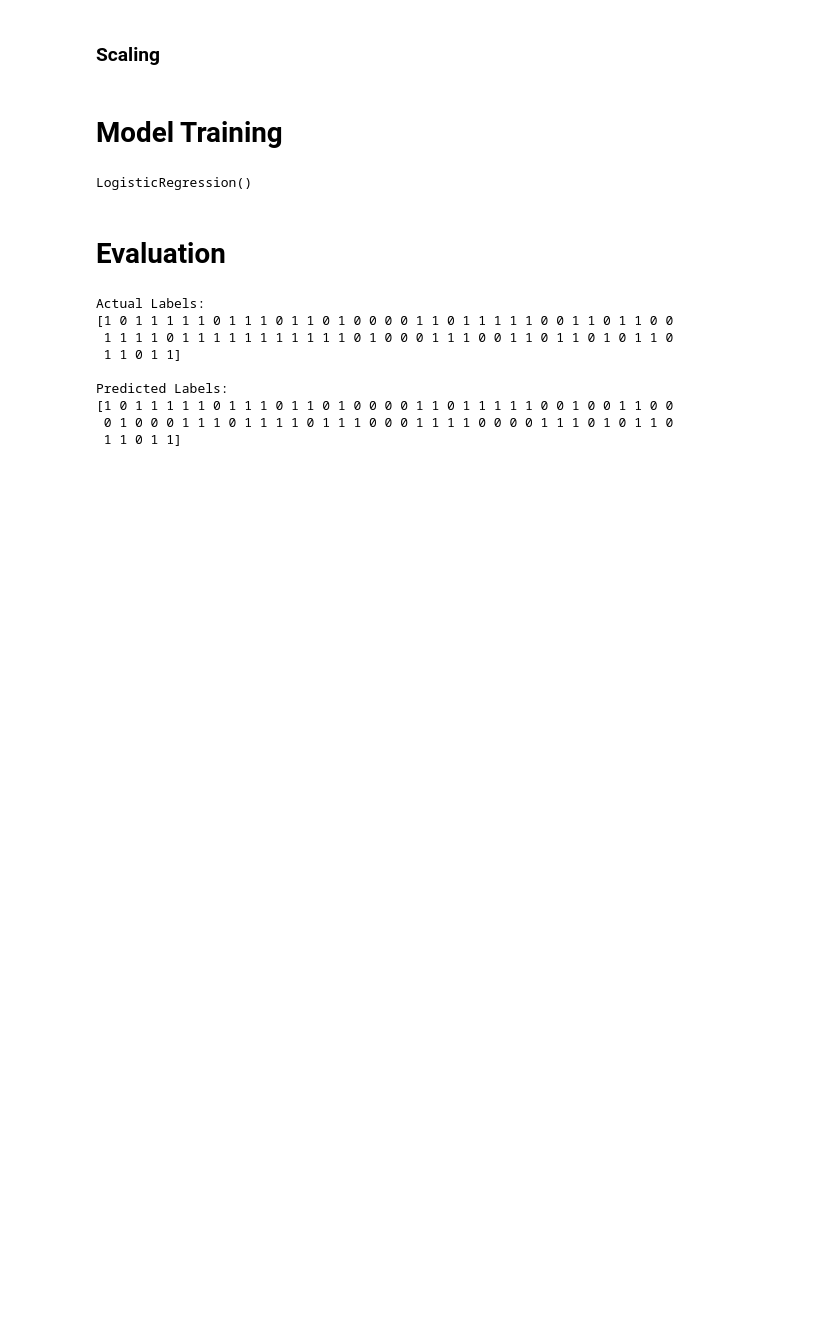
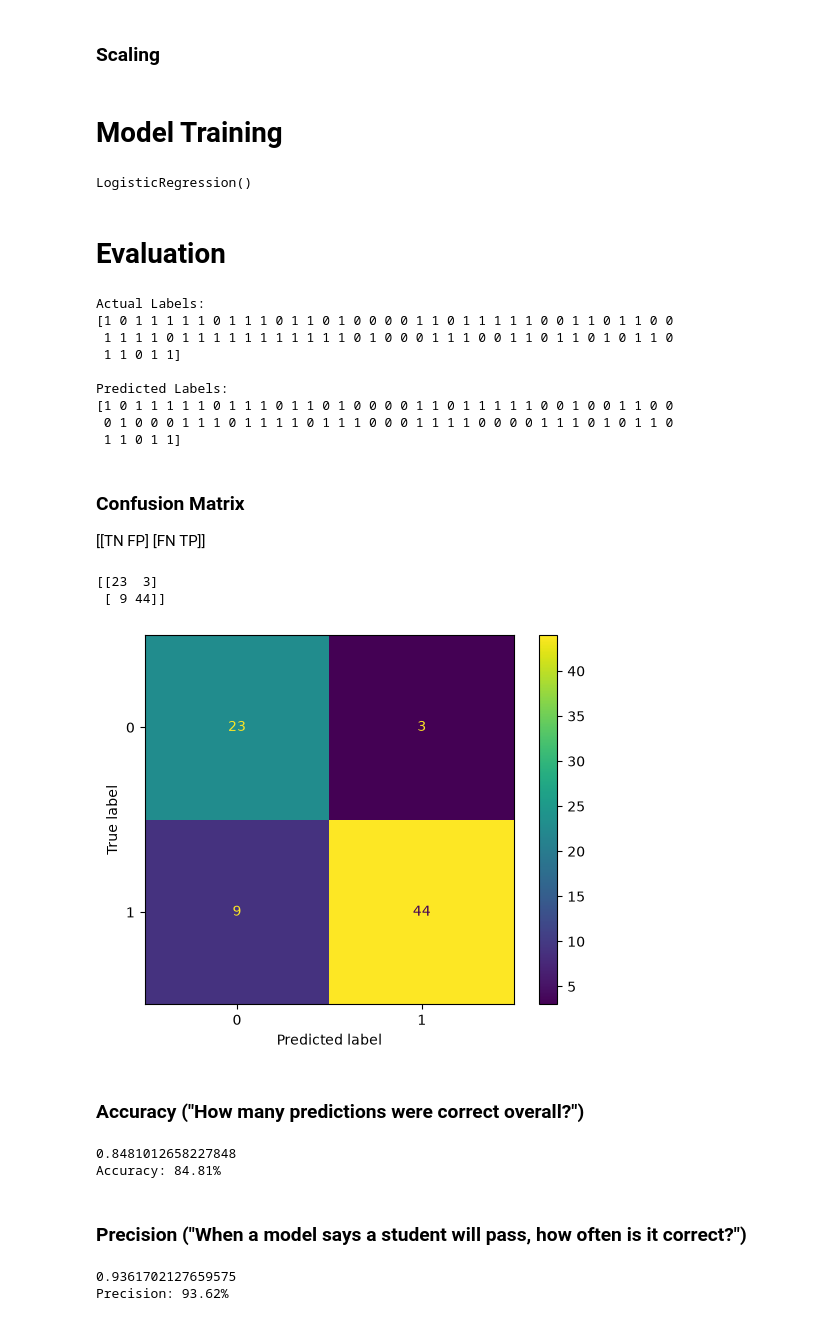
Before and after one commit to Ayusshi/student_exam_pass_prediction, a Jupyter notebook: notebooks/Student_Exam_Prediction.ipynb, the cells around one changed output. Drawn from its saved outputs; the diff is of its cells as text; code cells hidden in the pictures; blank space fills up the shorter version.

Commit message:
precision and recall

```diff
--- a/notebooks/Student_Exam_Prediction.ipynb
+++ b/notebooks/Student_Exam_Prediction.ipynb
@@ -175,3 +180,19 @@ Predicted Labels:
 [1 0 1 1 1 1 1 0 1 1 1 0 1 1 0 1 0 0 0 0 1 1 0 1 1 1 1 1 0 0 1 0 0 1 1 0 0
  0 1 0 0 0 1 1 1 0 1 1 1 1 0 1 1 1 0 0 0 1 1 1 1 0 0 0 0 1 1 1 0 1 0 1 1 0
  1 1 0 1 1]
+# %% [markdown]
+### Confusion Matrix
+[[TN FP]
+ [FN TP]]
+# %%
+cm = confusion_matrix(y_test, y_pred)
+
+print(cm)
+# %% [output]
+[[23  3]
+ [ 9 44]]
+# %%
+ConfusionMatrixDisplay.from_predictions(y_test, y_pred)
+plt.show()
+# %% [output]
+[figure, added]
@@ -177,0 +202,20 @@ Predicted Labels:
+# %% [markdown]
+### Accuracy ("How many predictions were correct overall?")
+# %%
+accuracy = accuracy_score(y_test, y_pred)
+
+print(accuracy)
+print(f"Accuracy: {accuracy*100:.2f}%")
+# %% [output]
+0.8481012658227848
+Accuracy: 84.81%
+# %% [markdown]
+### Precision ("When a model says a student will pass, how often is it correct?")
+# %%
+precision = precision_score(y_test, y_pred)
+
+print(precision)
+print(f"Precision: {precision * 100:.2f}%")
+# %% [output]
+0.9361702127659575
+Precision: 93.62%
```
Also changed, not shown: parts of 4 cells of this notebook.
